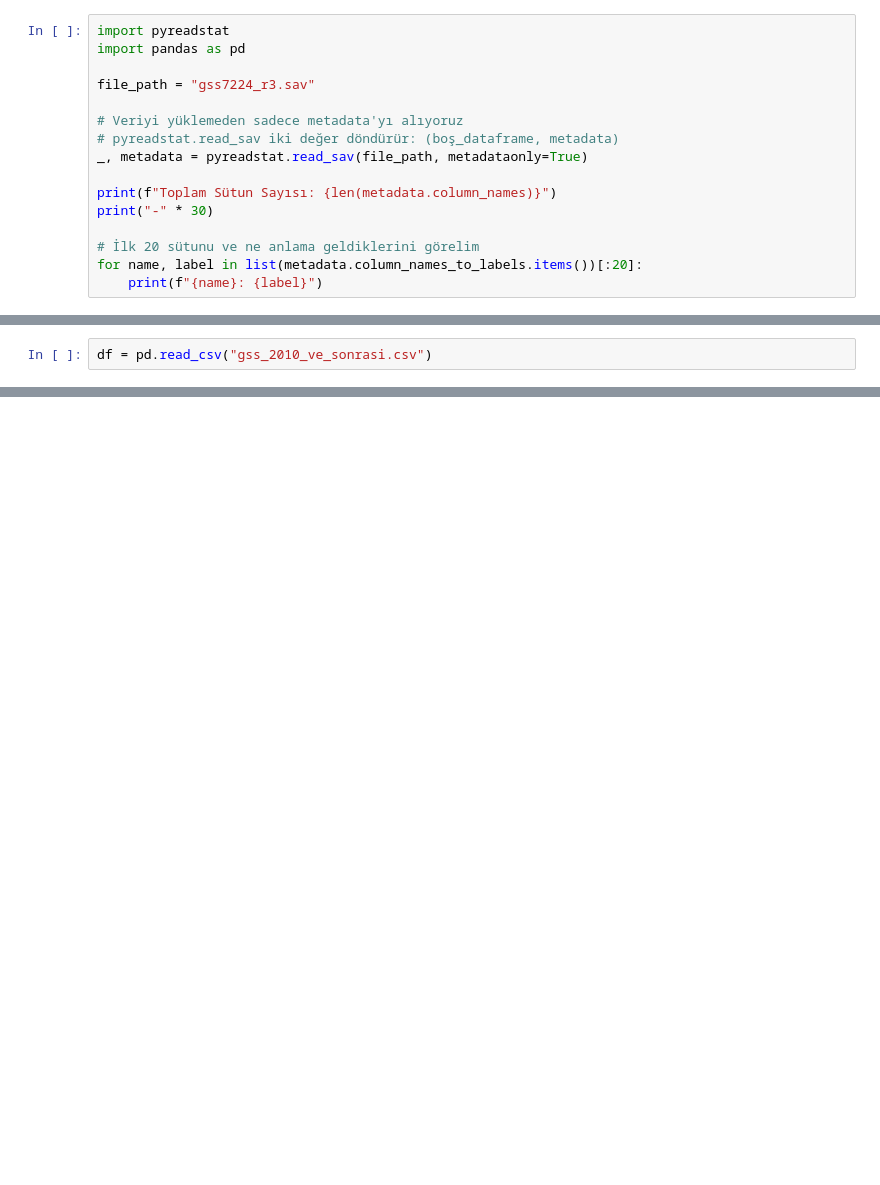
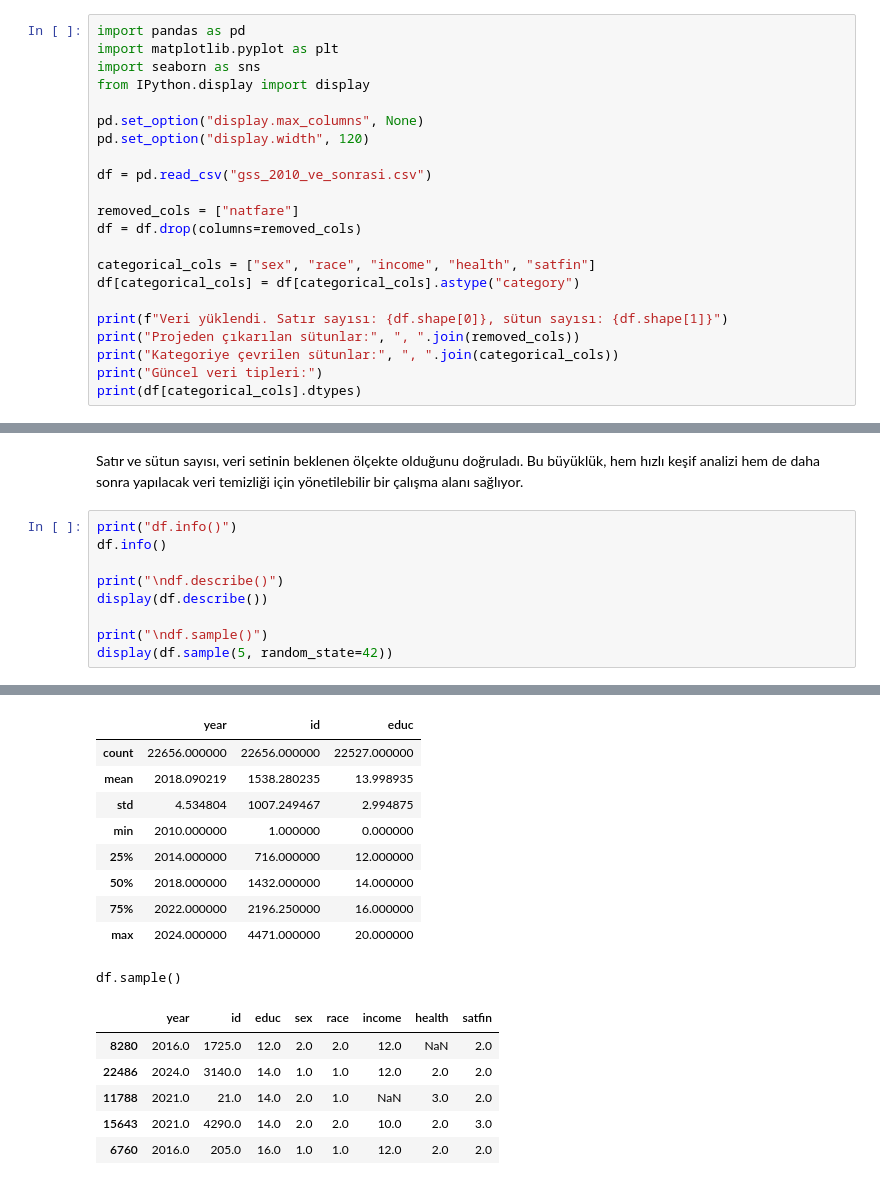
Before and after one commit to betultgumus/ybst-veri-bilimi, a Jupyter notebook: gss/gss.ipynb, the cells around one changed output, grey strips where cells are left out. Cells and saved outputs as stored; diff of their text form; blank space fills up the shorter version.

```diff
--- a/gss/gss.ipynb
+++ b/gss/gss.ipynb
@@ -21,17 +17,23 @@ Successfully installed narwhals-2.18.1 pyreadstat-1.3.3
 # %%
-import pyreadstat
 import pandas as pd
+import matplotlib.pyplot as plt
+import seaborn as sns
+from IPython.display import display
 
-file_path = "gss7224_r3.sav"
+pd.set_option("display.max_columns", None)
+pd.set_option("display.width", 120)
 
-# Veriyi yüklemeden sadece metadata'yı alıyoruz
-# pyreadstat.read_sav iki değer döndürür: (boş_dataframe, metadata)
-_, metadata = pyreadstat.read_sav(file_path, metadataonly=True)
+df = pd.read_csv("gss_2010_ve_sonrasi.csv")
 
-print(f"Toplam Sütun Sayısı: {len(metadata.column_names)}")
-print("-" * 30)
+removed_cols = ["natfare"]
+df = df.drop(columns=removed_cols)
 
-# İlk 20 sütunu ve ne anlama geldiklerini görelim
-for name, label in list(metadata.column_names_to_labels.items())[:20]:
-    print(f"{name}: {label}")
+categorical_cols = ["sex", "race", "income", "health", "satfin"]
+df[categorical_cols] = df[categorical_cols].astype("category")
+
+print(f"Veri yüklendi. Satır sayısı: {df.shape[0]}, sütun sayısı: {df.shape[1]}")
+print("Projeden çıkarılan sütunlar:", ", ".join(removed_cols))
+print("Kategoriye çevrilen sütunlar:", ", ".join(categorical_cols))
+print("Güncel veri tipleri:")
+print(df[categorical_cols].dtypes)
 # %% [output]
@@ -91,2 +56,12 @@ Filtrelenmiş veri 'gss_2010_ve_sonrasi.csv' olarak kaydedildi!
+# %% [markdown]
+Satır ve sütun sayısı, veri setinin beklenen ölçekte olduğunu doğruladı. Bu büyüklük, hem hızlı keşif analizi hem de daha sonra yapılacak veri temizliği için yönetilebilir bir çalışma alanı sağlıyor.
 # %%
-df = pd.read_csv("gss_2010_ve_sonrasi.csv")
+print("df.info()")
+df.info()
+
+print("\ndf.describe()")
+display(df.describe())
+
+print("\ndf.sample()")
+display(df.sample(5, random_state=42))
+# %% [output]
@@ -92,0 +86,16 @@ df = pd.read_csv("gss_2010_ve_sonrasi.csv")
+|  | year | id | educ |
+| count | 22656.000000 | 22656.000000 | 22527.000000 |
+| mean | 2018.090219 | 1538.280235 | 13.998935 |
+| std | 4.534804 | 1007.249467 | 2.994875 |
+| min | 2010.000000 | 1.000000 | 0.000000 |
+| 25% | 2014.000000 | 716.000000 | 12.000000 |
+| 50% | 2018.000000 | 1432.000000 | 14.000000 |
+| 75% | 2022.000000 | 2196.250000 | 16.000000 |
+| max | 2024.000000 | 4471.000000 | 20.000000 |
+df.sample()
+|  | year | id | educ | sex | race | income | health | satfin |
+| 8280 | 2016.0 | 1725.0 | 12.0 | 2.0 | 2.0 | 12.0 | NaN | 2.0 |
+| 22486 | 2024.0 | 3140.0 | 14.0 | 1.0 | 1.0 | 12.0 | 2.0 | 2.0 |
+| 11788 | 2021.0 | 21.0 | 14.0 | 2.0 | 1.0 | NaN | 3.0 | 2.0 |
+| 15643 | 2021.0 | 4290.0 | 14.0 | 2.0 | 2.0 | 10.0 | 2.0 | 3.0 |
+| 6760 | 2016.0 | 205.0 | 16.0 | 1.0 | 1.0 | 12.0 | 2.0 | 2.0 |
```
Also changed, not shown: parts of 31 cells of this notebook.
